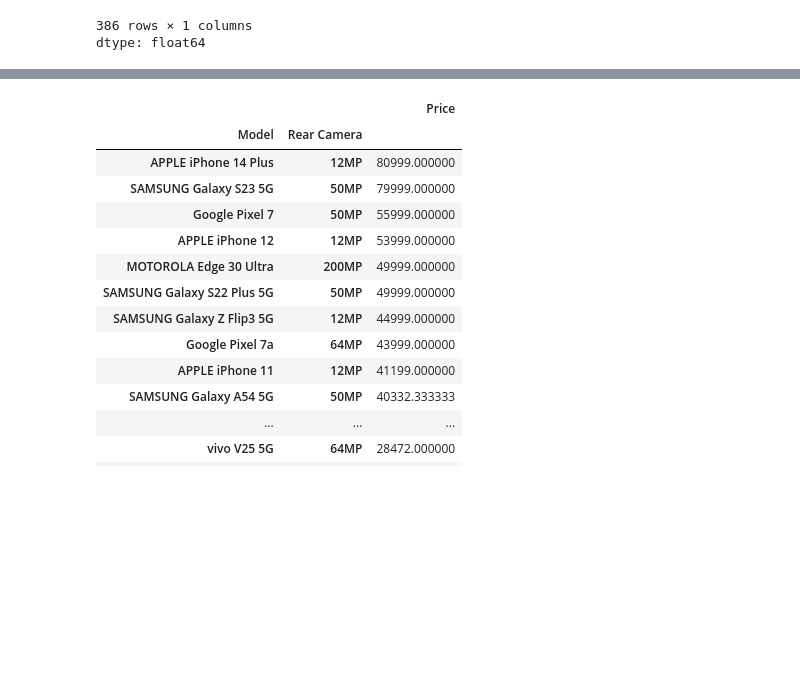
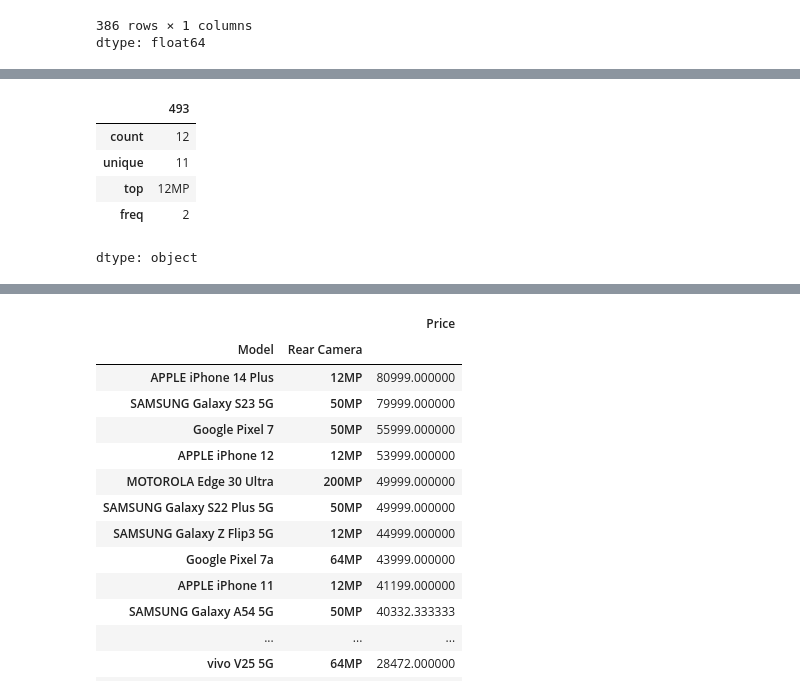
Before and after one commit to Deb052024/Machine-Prediction, a Jupyter notebook: Mobile_Handset_Price.ipynb, the cells around one changed output, grey strips where cells are left out. Cells and saved outputs as stored; diff of their text form; code cells hidden in the pictures; blank space fills up the shorter version.

```diff
--- a/Mobile_Handset_Price.ipynb
+++ b/Mobile_Handset_Price.ipynb
@@ -266,0 +359,9 @@ dtype: float64
+# %%
+df.iloc[493,].describe()
+# %% [output]
+|  | 493 |
+| count | 12 |
+| unique | 11 |
+| top | 12MP |
+| freq | 2 |
+dtype: object
```
Also changed, not shown: parts of 9 cells of this notebook.
